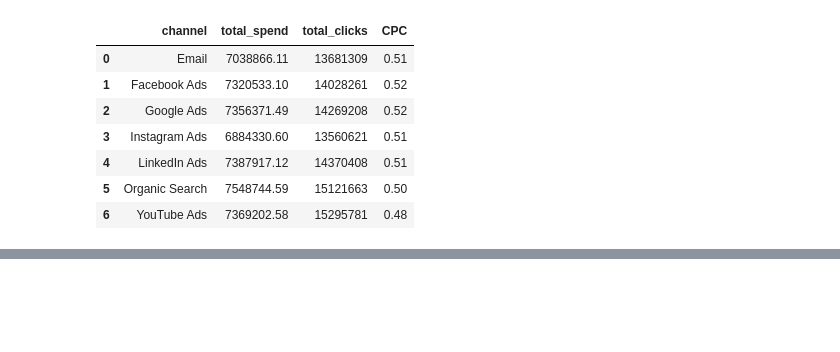
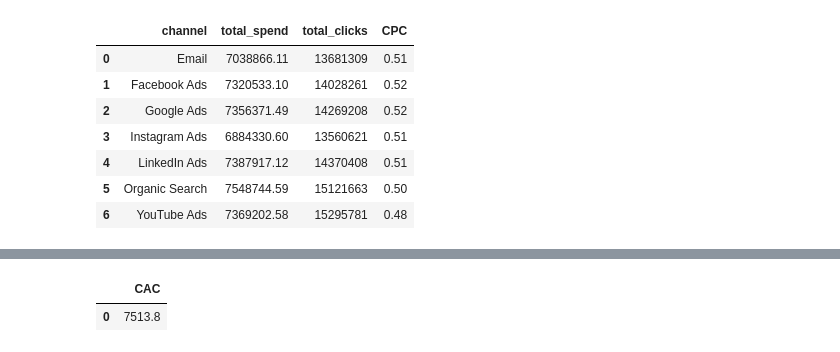
Before and after one commit to hitteshkharyal/Marketing-_ROI_Dashboard, a Jupyter notebook: project1.ipynb, the cells around one changed output, grey strips where cells are left out. Cells and saved outputs as stored; diff of their text form; code cells hidden in the pictures; blank space fills up the shorter version.

```diff
--- a/project1.ipynb
+++ b/project1.ipynb
@@ -1838,15 +1838,3 @@ Compared attribution models.<br>
 Generated channel-level revenue attribution.<br>
 Built SQL views for reporting and dashboard integration.<br>
 Prepared final outputs for Power BI visualization.<br>
-# %%
-import pandas as pd
-
-ad_spend = pd.read_csv("dataset/ad_spend_clean.csv")
-web_logs = pd.read_csv("dataset/web_logs_clean.csv")
-crm = pd.read_csv("dataset/crm_clean.csv")
-
-ad_spend.to_sql("ad_spend", conn, if_exists="replace", index=False)
-web_logs.to_sql("web_analytics", conn, if_exists="replace", index=False)
-crm.to_sql("crm_conversions", conn, if_exists="replace", index=False)
-
-conn.commit()
@@ -1920,0 +1901,13 @@ GROUP BY channel
+# %%
+pd.read_sql("""
+SELECT
+ROUND(
+    (SELECT SUM(ad_spend) FROM ad_spend) * 1.0 /
+    COUNT(DISTINCT conversion_id),
+2) AS CAC
+FROM crm_conversions
+WHERE conversion_status = 'Won';
+""", conn)
+# %% [output]
+|  | CAC |
+| 0 | 7513.8 |
```
Also changed, not shown: parts of 2 cells of this notebook.
